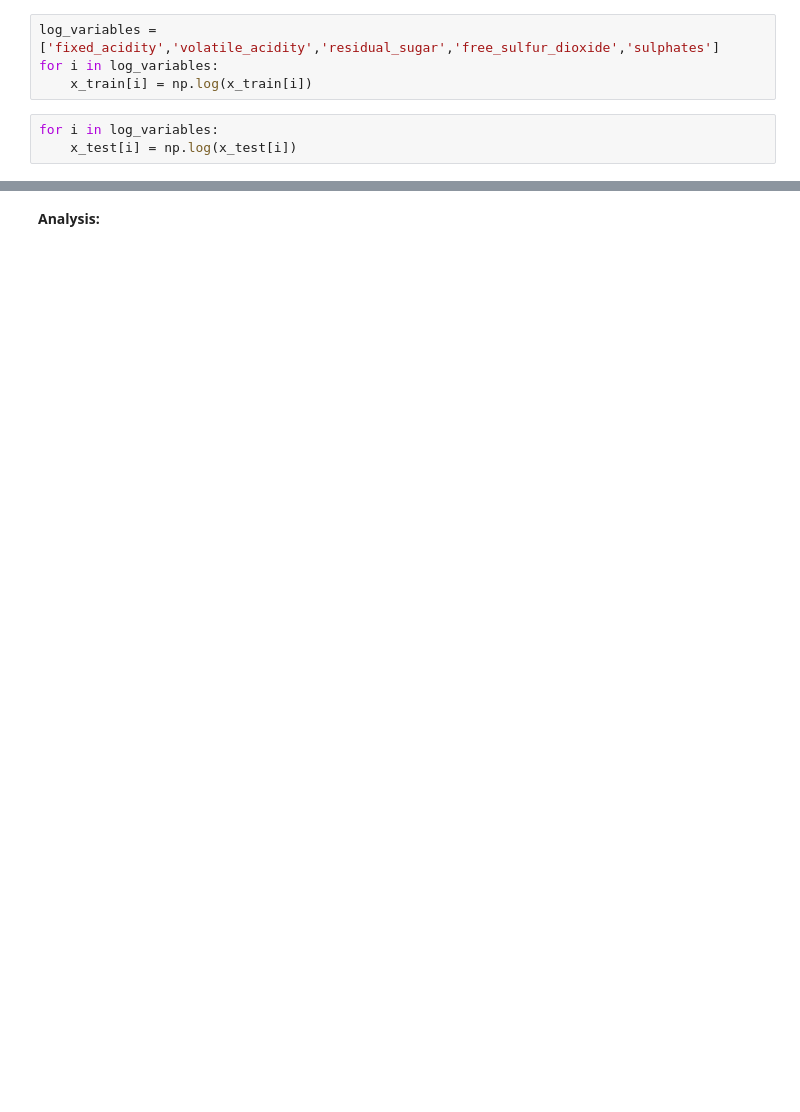
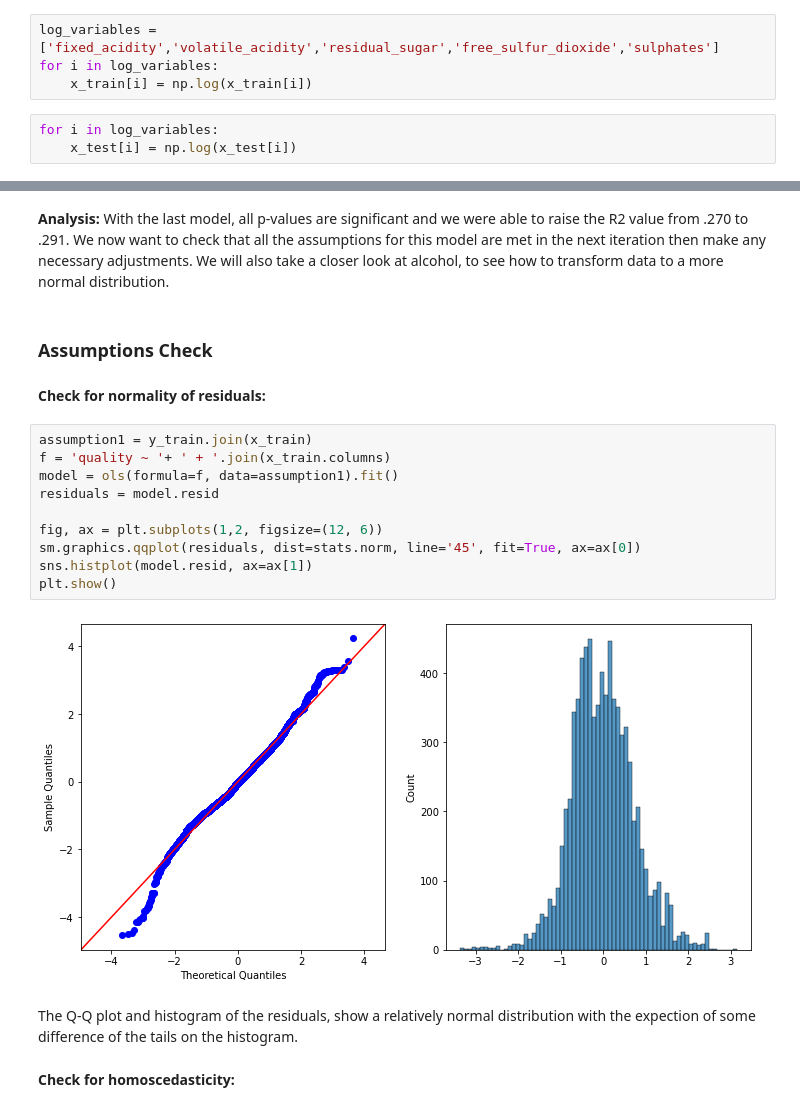
Before and after one commit to klsalcedo/red_wine_analysis, a Jupyter notebook: wine_regression_analysis.ipynb, the cells around one changed output, grey strips where cells are left out. Cells and saved outputs as stored; diff of their text form; blank space fills up the shorter version.

Commit message:
assumptions check

```diff
--- a/wine_regression_analysis.ipynb
+++ b/wine_regression_analysis.ipynb
@@ -372,5 +374,25 @@ Notes:
 [1] Standard Errors assume that the covariance matrix of the errors is correctly specified.
 [2] The smallest eigenvalue is 1.04e-26. This might indicate that there are
 strong multicollinearity problems or that the design matrix is singular.
-# %% [markdown]
-**Analysis:**
+# %% [markdown]
+**Analysis:** With the last model, all p-values are significant and we were able to raise the R2 value from .270 to .291. We now want to check that all the assumptions for this model are met in the next iteration then make any necessary adjustments. We will also take a closer look at alcohol, to see how to transform data to a more normal distribution.
+# %% [markdown]
+### Assumptions Check
+# %% [markdown]
+**Check for normality of residuals:**
+# %%
+assumption1 = y_train.join(x_train)
+f = 'quality ~ '+ ' + '.join(x_train.columns)
+model = ols(formula=f, data=assumption1).fit()
+residuals = model.resid
+
+fig, ax = plt.subplots(1,2, figsize=(12, 6))
+sm.graphics.qqplot(residuals, dist=stats.norm, line='45', fit=True, ax=ax[0])
+sns.histplot(model.resid, ax=ax[1])
+plt.show()
+# %% [output]
+[figure, added]
+# %% [markdown]
+The Q-Q plot and histogram of the residuals, show a relatively normal distribution with the expection of some difference of the tails on the histogram.
+# %% [markdown]
+**Check for homoscedasticity:**
```
Also changed, not shown: parts of 16 cells of this notebook.
